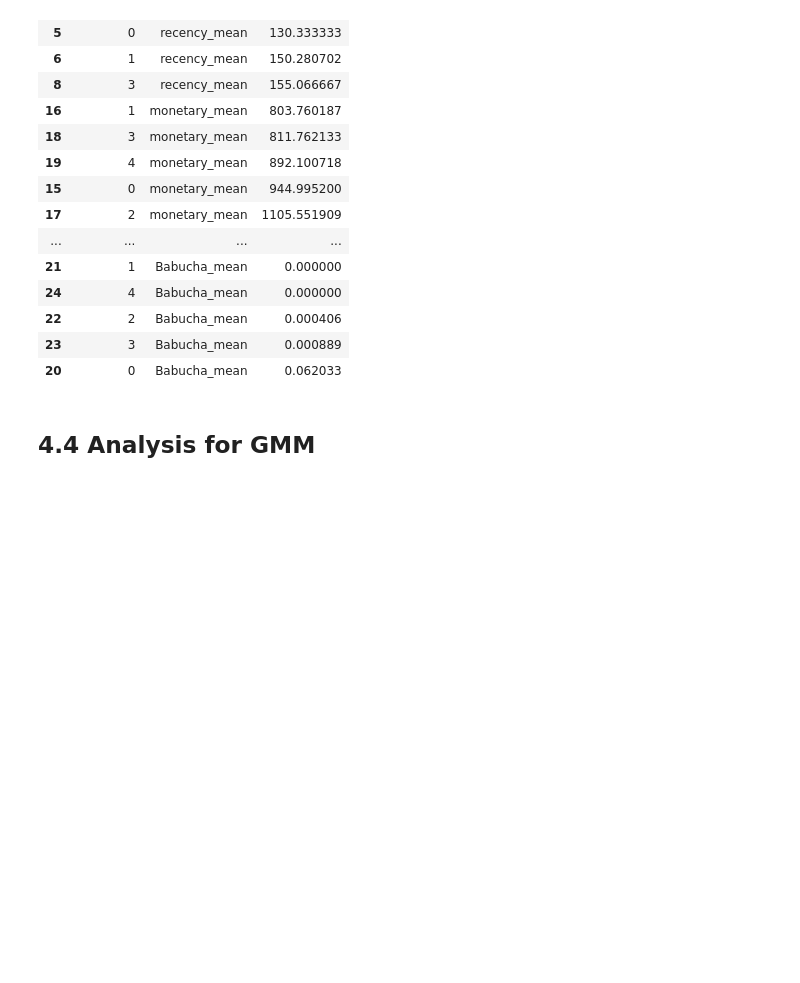
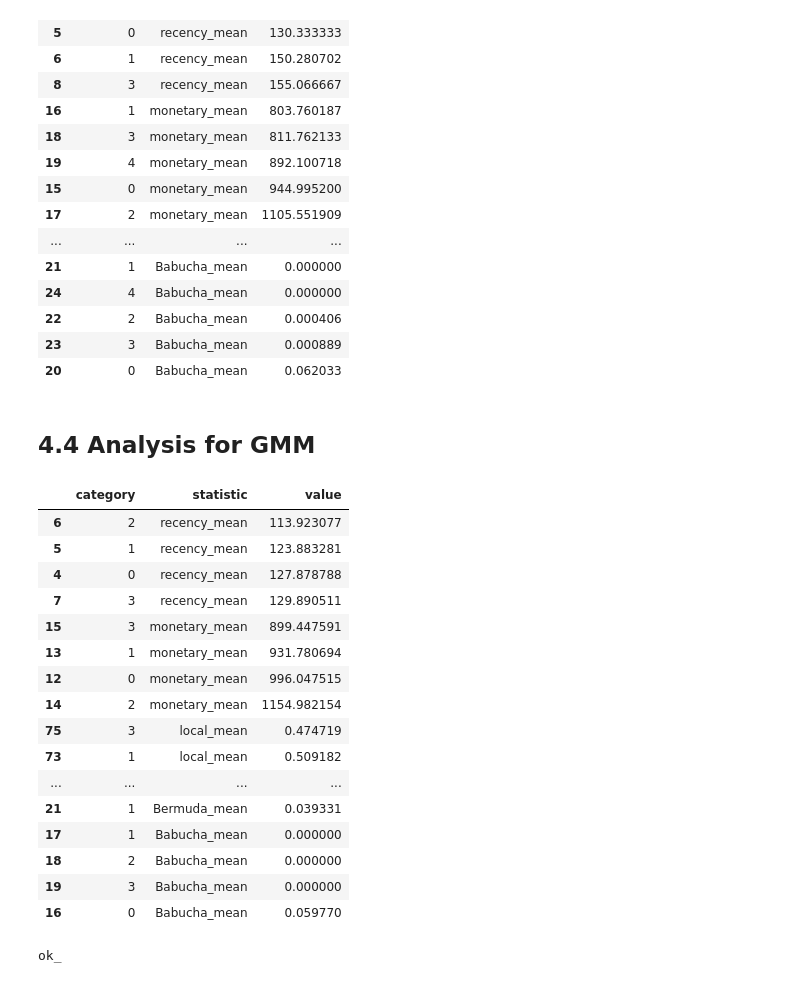
Before and after one commit to oecorrechag/Project-Australia, a Jupyter notebook: notebooks/4.0_graficos.ipynb, the cells around one changed output. Saved outputs shown, nothing was run; the diff lists cells and outputs as text; code cells hidden in the pictures; blank space fills up the shorter version.

```diff
--- a/notebooks/4.0_graficos.ipynb
+++ b/notebooks/4.0_graficos.ipynb
@@ -145,7 +145,27 @@ fig.show()
 # %% [markdown]
 ## 4.4 Analysis for GMM
 # %%
-gmm_statistics = cluster_summary(df_models3, 'group_gmm', sta=False, statistics_list=['mean'])
+df_gmm = df.copy()
+df_gmm.drop(['id_cliente','sexo','group_rfm','segment_rfm', 'group_kmeans'], axis=1, inplace=True)
+gmm_statistics = cluster_summary(df_gmm, 'group_gmm', sta=False, statistics_list=['mean'])
 gmm_statistics = gmm_statistics.sort_values(by=['statistic', 'value'], ascending=[False, True])
 gmm_statistics
+# %% [output]
+|  | category | statistic | value |
+| 6 | 2 | recency_mean | 113.923077 |
+| 5 | 1 | recency_mean | 123.883281 |
+| 4 | 0 | recency_mean | 127.878788 |
+| 7 | 3 | recency_mean | 129.890511 |
+| 15 | 3 | monetary_mean | 899.447591 |
+| 13 | 1 | monetary_mean | 931.780694 |
+| 12 | 0 | monetary_mean | 996.047515 |
+| 14 | 2 | monetary_mean | 1154.982154 |
+| 75 | 3 | local_mean | 0.474719 |
+| 73 | 1 | local_mean | 0.509182 |
+| ... | ... | ... | ... |
+| 21 | 1 | Bermuda_mean | 0.039331 |
+| 17 | 1 | Babucha_mean | 0.000000 |
+| 18 | 2 | Babucha_mean | 0.000000 |
+| 19 | 3 | Babucha_mean | 0.000000 |
+| 16 | 0 | Babucha_mean | 0.059770 |
 # %%
@@ -157,0 +188,4 @@ gmm_statistics
+# %%
+print('ok_')
+# %% [output]
+ok_
```
Also changed, not shown: parts of 2 cells of this notebook.
